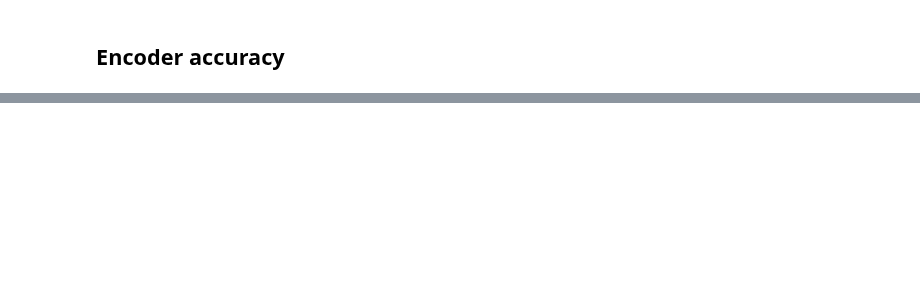
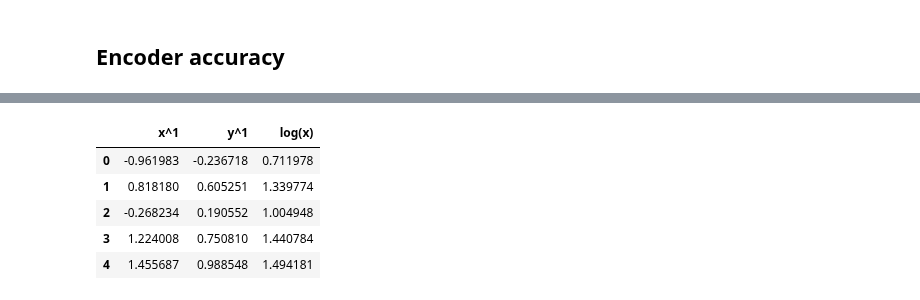
Before and after one commit to przemyslaw-zielinski/sf_nets, a Jupyter notebook: notebooks/logsin2_analyze.ipynb, the cells around one changed output, grey strips where cells are left out. Saved outputs shown, nothing was run; the diff lists cells and outputs as text; code cells hidden in the pictures; blank space fills up the shorter version.

```diff
--- a/notebooks/logsin2_analyze.ipynb
+++ b/notebooks/logsin2_analyze.ipynb
@@ -294,0 +301,27 @@ axs[1,1].plot(t, slow_map(test_path));
+# %%
+max_deg = 1
+powers = [
+    (p1, p2)
+    for p2 in range(max_deg+1) for p1 in range(max_deg+1)
+    if p1 + p2 > 0 and p1 + p2 <= max_deg
+]
+basis = [
+    f"x^{p1}" if p2==0 else (f"y^{p2}" if p1== 0 else f"x^{p1}y^{p2}")
+    for p1, p2 in powers
+]
+
+x, y = train_data.T
+X = np.zeros((len(powers)+1, len(train_data)))
+for idx, (n, m) in enumerate(powers):
+    X[idx] = x**n * y**m
+X[-1] = np.log(x + 3)
+basis.append("log(x)")
+X = pd.DataFrame(X.T, columns=basis)
+X.head()
+# %% [output]
+|  | x^1 | y^1 | log(x) |
+| 0 | -0.961983 | -0.236718 | 0.711978 |
+| 1 | 0.818180 | 0.605251 | 1.339774 |
+| 2 | -0.268234 | 0.190552 | 1.004948 |
+| 3 | 1.224008 | 0.750810 | 1.440784 |
+| 4 | 1.455687 | 0.988548 | 1.494181 |
```
Also changed, not shown: parts of 11 cells of this notebook, 52 other files.
